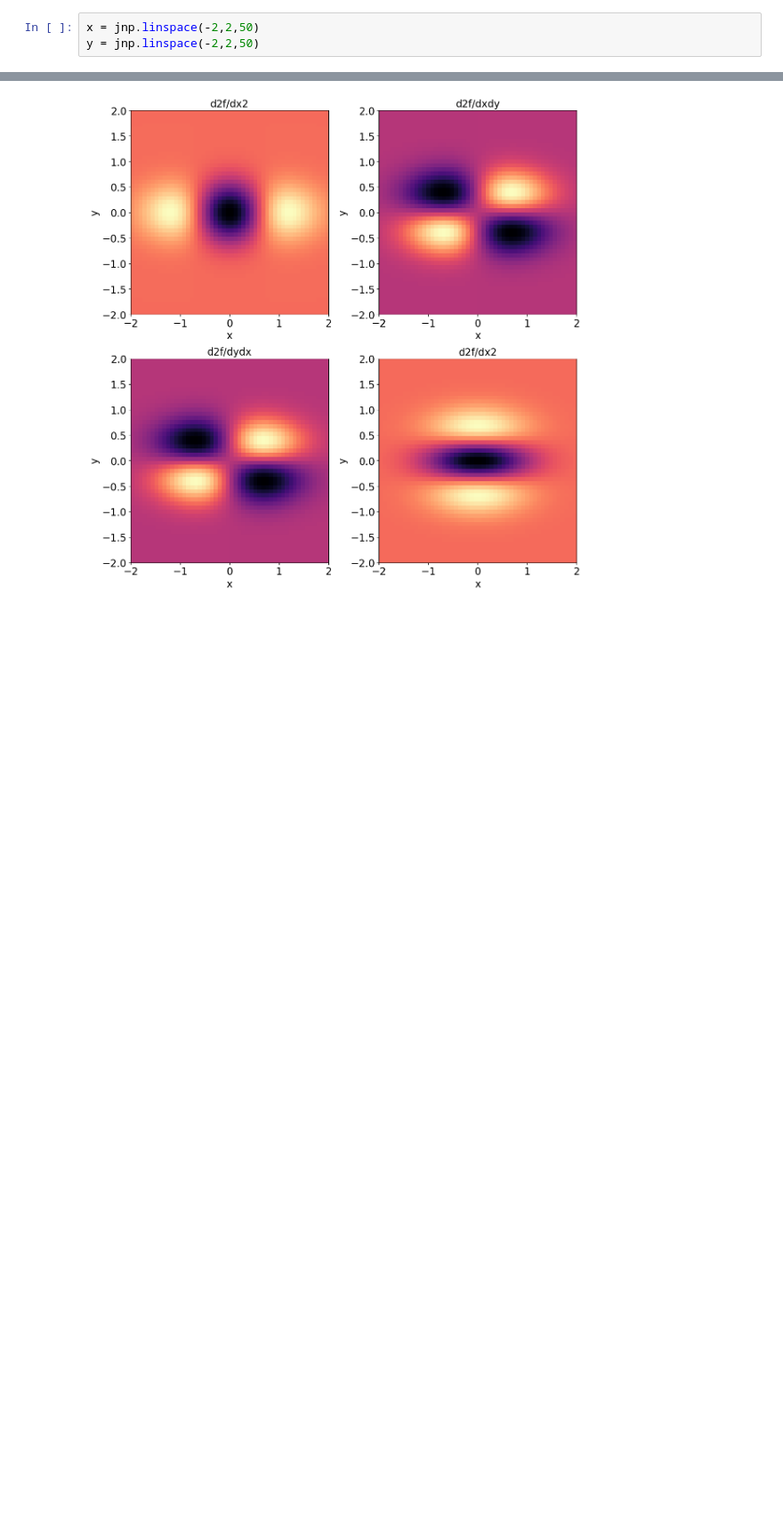
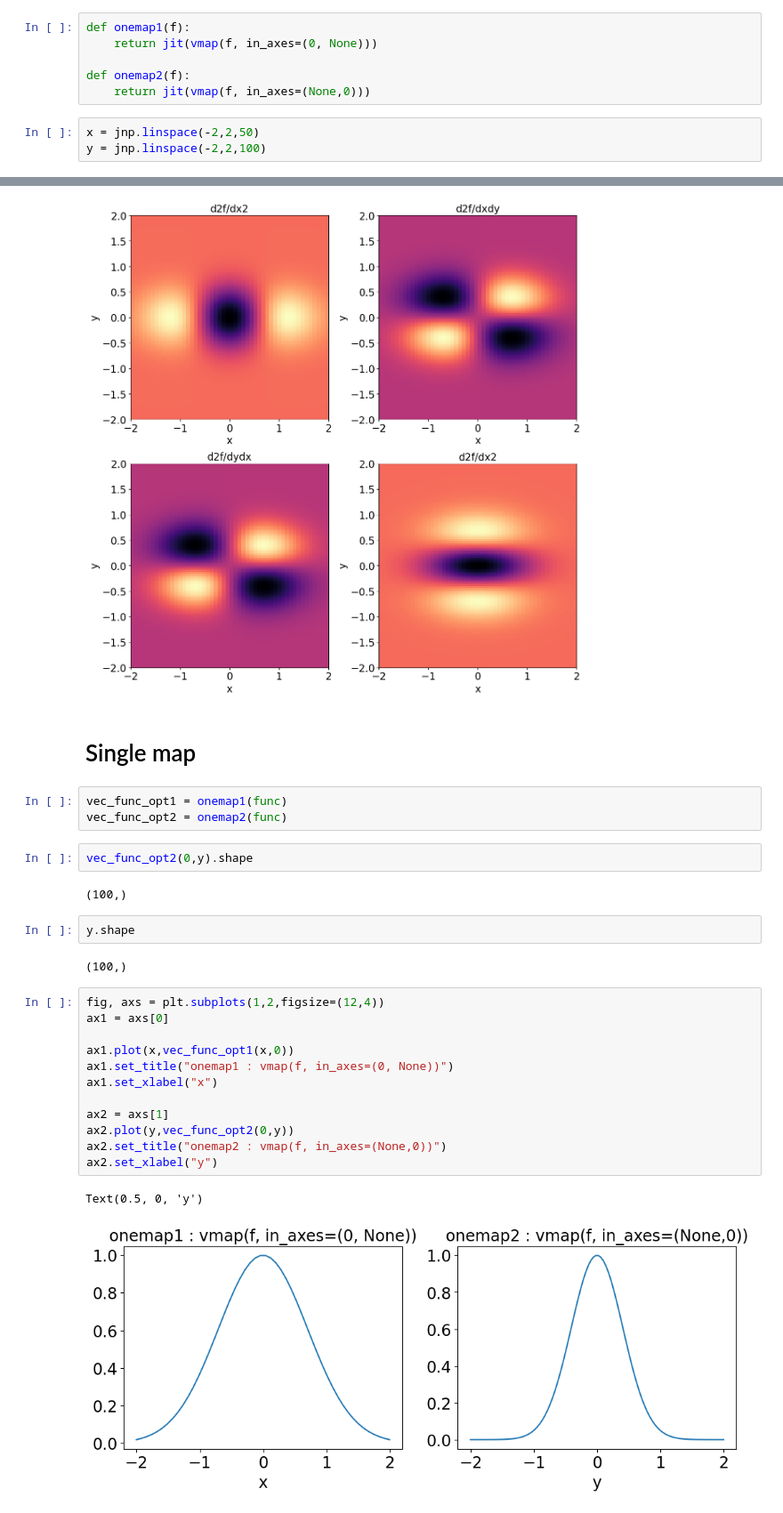
Before and after one commit to sylvielsstfr/AtmEmulator, a Jupyter notebook: docs/notebooks/diffemulator/test_vmap.ipynb, the cells around one changed output, grey strips where cells are left out. Shown at 89% size. Cells and saved outputs as stored; diff of their text form; blank space fills up the shorter version.

```diff
--- a/docs/notebooks/diffemulator/test_vmap.ipynb
+++ b/docs/notebooks/diffemulator/test_vmap.ipynb
@@ -31,8 +31,14 @@ def twomap(f):
       #  [f(x_N,y_0),f(x_N,y_0),....,f(x_N,y_M)]]
       #
       return jit(vmap(vmap(f, in_axes=(0, None)), in_axes=(None, 0))) #le jit est superflu ici.
+# %%
+def onemap1(f):
+    return jit(vmap(f, in_axes=(0, None)))
+
+def onemap2(f):
+    return jit(vmap(f, in_axes=(None,0)))
 # %%
 x = jnp.linspace(-2,2,50)
-y = jnp.linspace(-2,2,50)
+y = jnp.linspace(-2,2,100)
 # %% [output]
 WARNING: All log messages before absl::InitializeLog() is called are written to STDERR
@@ -312,3 +318,31 @@ for idx, ax in enumerate(flatten_axes):
 plt.tight_layout()
 # %% [output]
 [figure]
+# %% [markdown]
+# Single map
+# %%
+vec_func_opt1 = onemap1(func)
+vec_func_opt2 = onemap2(func)
+# %%
+vec_func_opt2(0,y).shape
+# %% [output]
+(100,)
+# %%
+y.shape
+# %% [output]
+(100,)
+# %%
+fig, axs = plt.subplots(1,2,figsize=(12,4))
+ax1 = axs[0]
+
+ax1.plot(x,vec_func_opt1(x,0))
+ax1.set_title("onemap1 : vmap(f, in_axes=(0, None))")
+ax1.set_xlabel("x")
+
+ax2 = axs[1]
+ax2.plot(y,vec_func_opt2(0,y))
+ax2.set_title("onemap2 : vmap(f, in_axes=(None,0))")
+ax2.set_xlabel("y")
+# %% [output]
+Text(0.5, 0, 'y')
+[figure, added]
```
Also changed, not shown: parts of 1 cell of this notebook, 4 other files.
